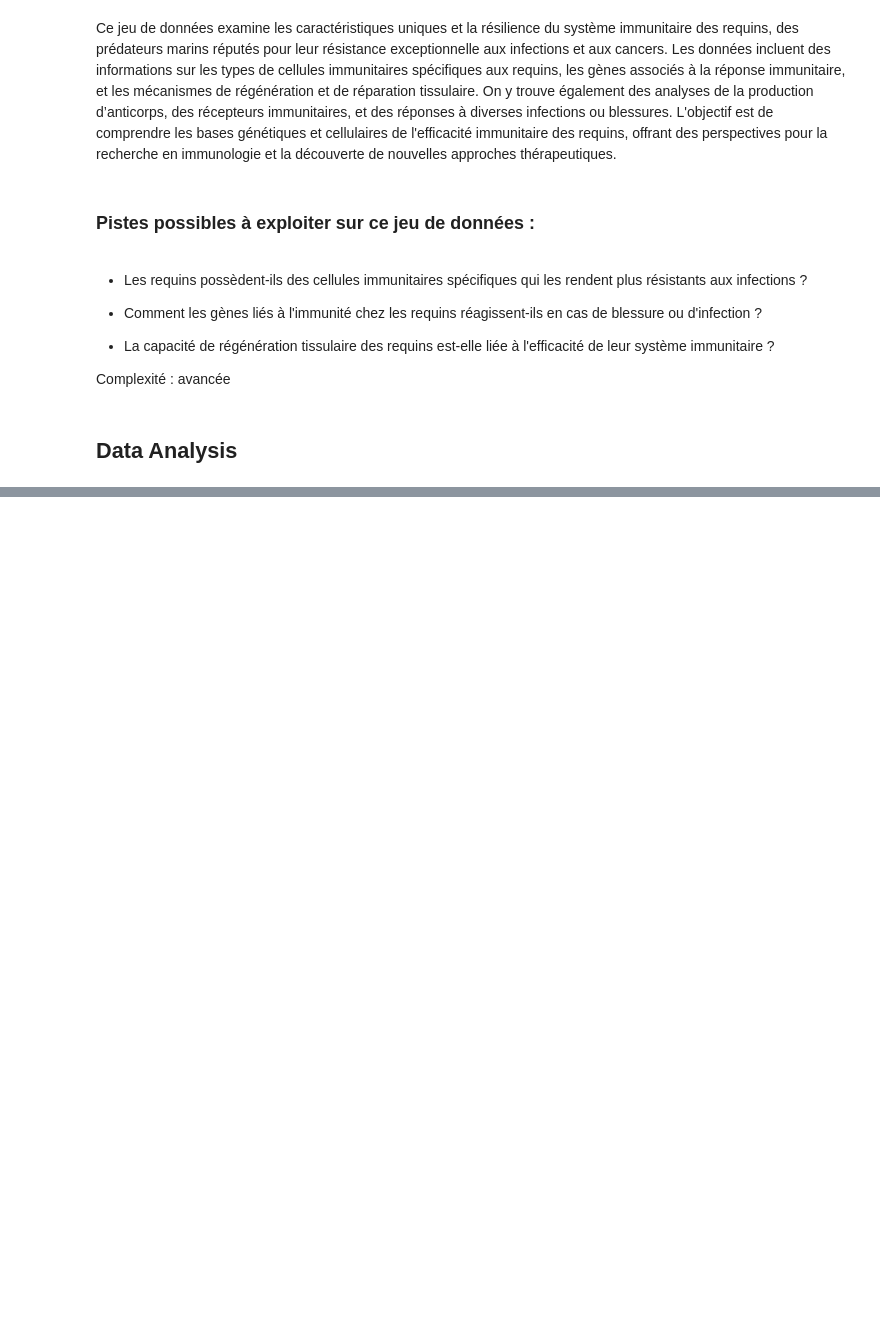
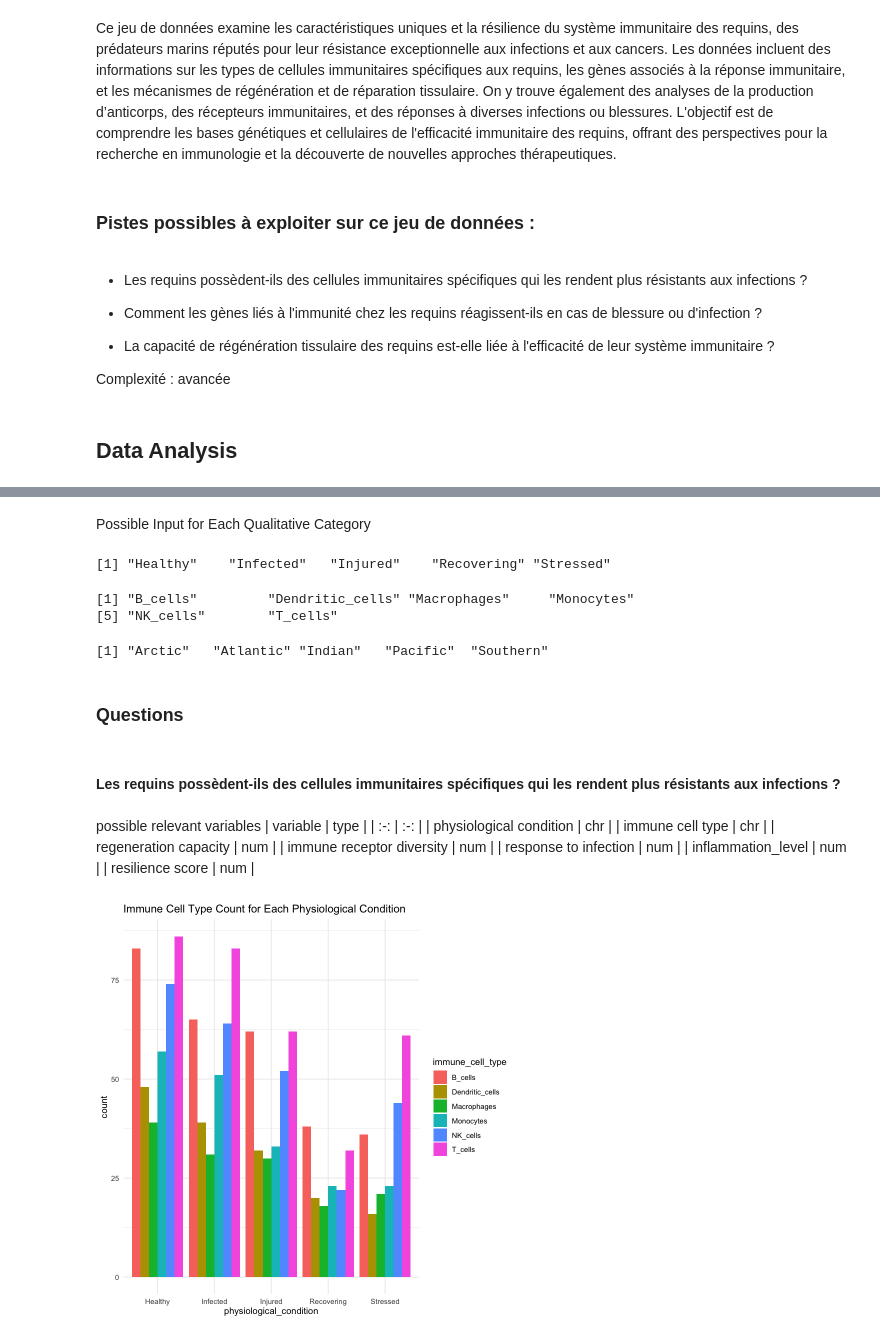
Before and after one commit to Ploenypp/bio-phys-inform_workbooks, a Jupyter notebook: biostats_project/biostats.ipynb, the cells around one changed output, grey strips where cells are left out. Drawn from its saved outputs; the diff is of its cells as text; code cells hidden in the pictures; blank space fills up the shorter version.

```diff
--- a/biostats_project/biostats.ipynb
+++ b/biostats_project/biostats.ipynb
@@ -204,0 +259,33 @@ shark <- read.table("datasets/shark_immunity.txt", header = TRUE, sep = "\t")
+# %% [markdown]
+Possible Input for Each Qualitative Category
+# %%
+names(table(shark$physiological_condition))
+names(table(shark$immune_cell_type))
+names(table(shark$habitat_location))
+# %% [output]
+[1] "Healthy"    "Infected"   "Injured"    "Recovering" "Stressed"
+[1] "B_cells"         "Dendritic_cells" "Macrophages"     "Monocytes"
+[5] "NK_cells"        "T_cells"
+[1] "Arctic"   "Atlantic" "Indian"   "Pacific"  "Southern"
+# %% [markdown]
+### Questions
+# %% [markdown]
+#### Les requins possèdent-ils des cellules immunitaires spécifiques qui les rendent plus résistants aux infections ?
+# %% [markdown]
+possible relevant variables
+| variable | type |
+| :-: | :-: |
+| physiological condition | chr |
+| immune cell type | chr |
+| regeneration capacity | num |
+| immune receptor diversity | num |
+| response to infection | num |
+| inflammation_level | num |
+| resilience score | num |
+# %%
+ggplot(shark, aes(x=physiological_condition, fill=immune_cell_type)) +
+    geom_bar(position="dodge") +
+    theme_minimal() +
+    ggtitle("Immune Cell Type Count for Each Physiological Condition")
+# %% [output]
+[figure, added]
```
Also changed, not shown: parts of 22 cells of this notebook.
